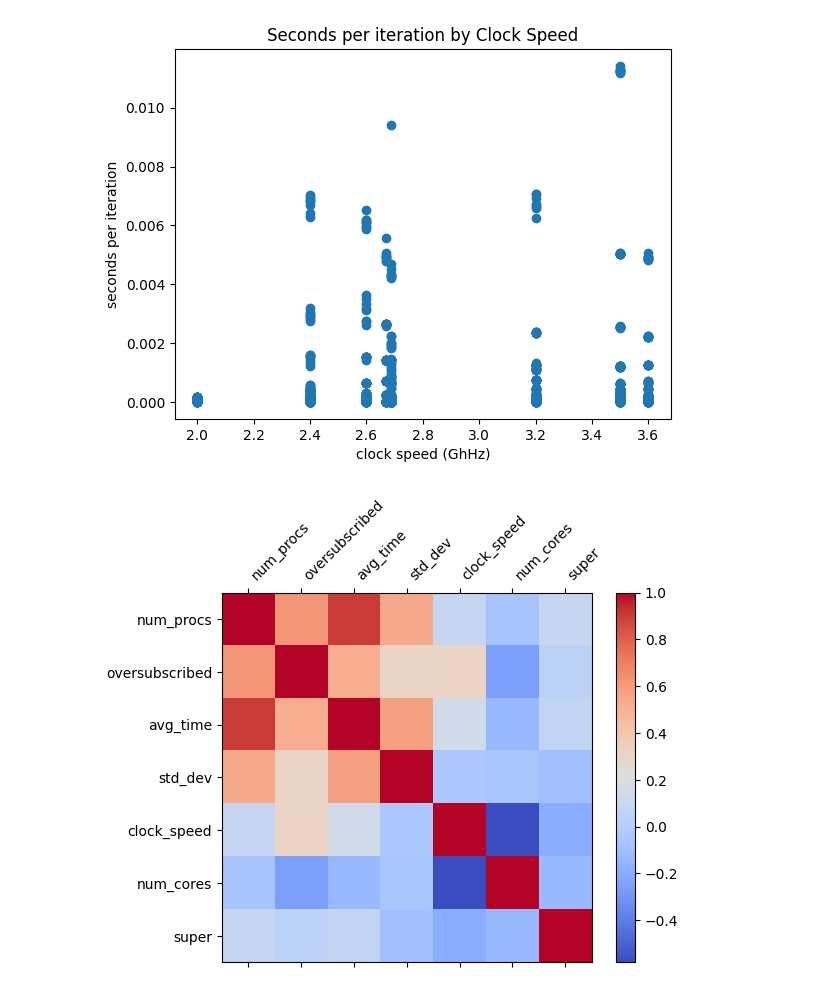
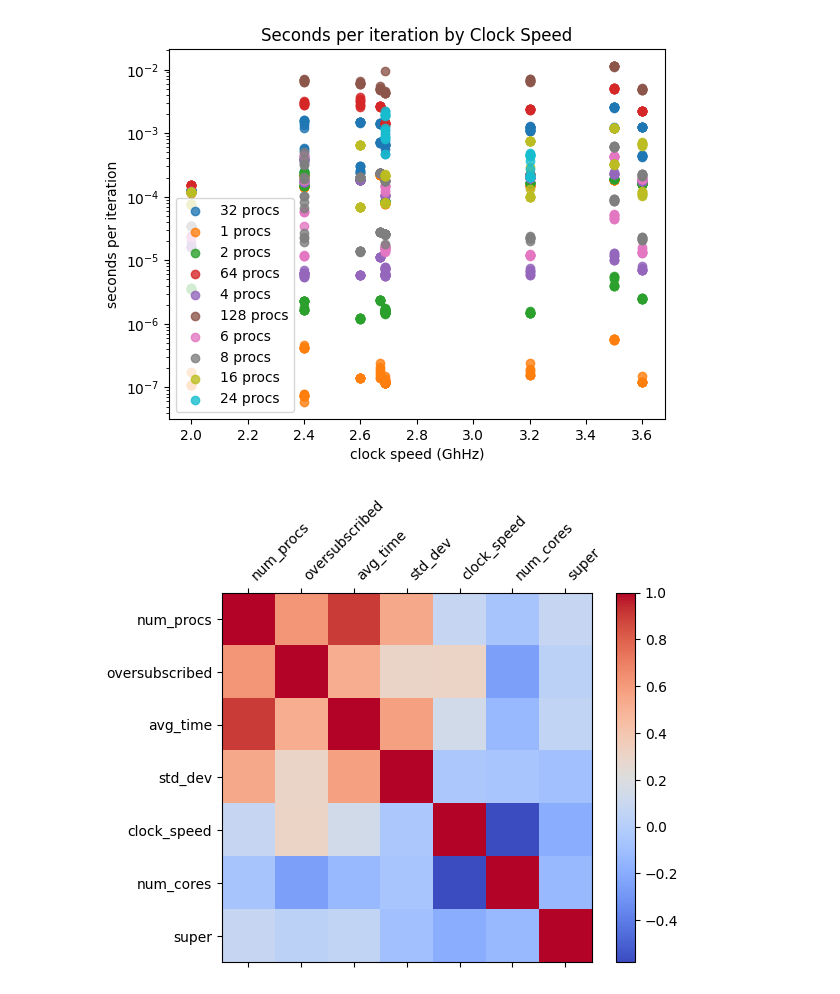
Before and after one commit to JStewart28/CS542-Project, a Jupyter notebook: code/Python/analysis.ipynb, the cells around one changed output. Saved outputs shown, nothing was run; the diff lists cells and outputs as text; code cells hidden in the pictures.

Commit message:
New figures

```diff
--- a/code/Python/analysis.ipynb
+++ b/code/Python/analysis.ipynb
@@ -93,14 +93,17 @@ for benchmark in benchmarks:
 # %%
 fig, ax = plt.subplots()
-subdf = df# df[df["num_procs"] == 2]
-ax.scatter(subdf["clock_speed"], subdf["avg_time"])
+for num_procs in set(df["num_procs"].values):
+    subdf = df[df["num_procs"] == num_procs]
+    ax.scatter(subdf["clock_speed"], subdf["avg_time"], label=f"{num_procs} procs", alpha=0.8)
+ax.legend()
+ax.set_yscale("log")
 ax.set_xlabel("clock speed (GhHz)")
 ax.set_ylabel("seconds per iteration")
 ax.set_title("Seconds per iteration by Clock Speed")
 plt.savefig("correlation.pdf", bbox_inches="tight")
 plt.show()
 # %% [output]
-[figure, old version]
+[figure, new version]
 # %%
 fig, ax = plt.subplots()
 corr = df[["num_procs", "oversubscribed", "avg_time", "std_dev", "clock_speed", "num_cores", "super"]].corr()
```
Also changed, not shown: parts of 2 cells of this notebook, 7 other files.
